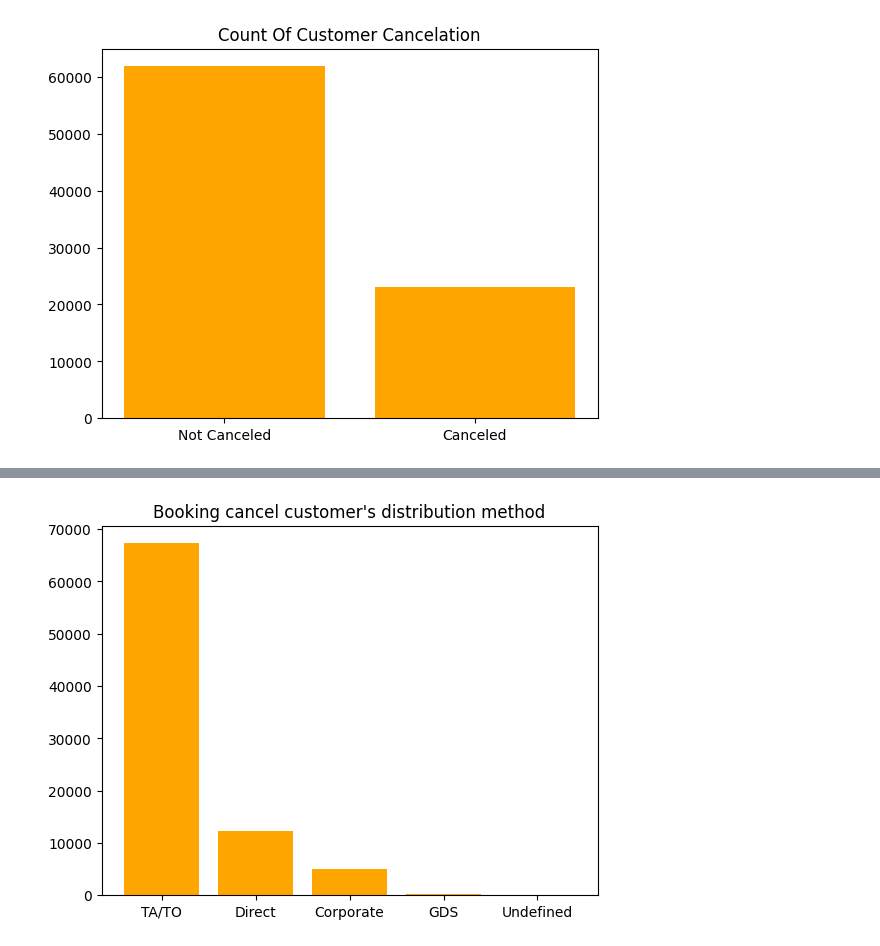
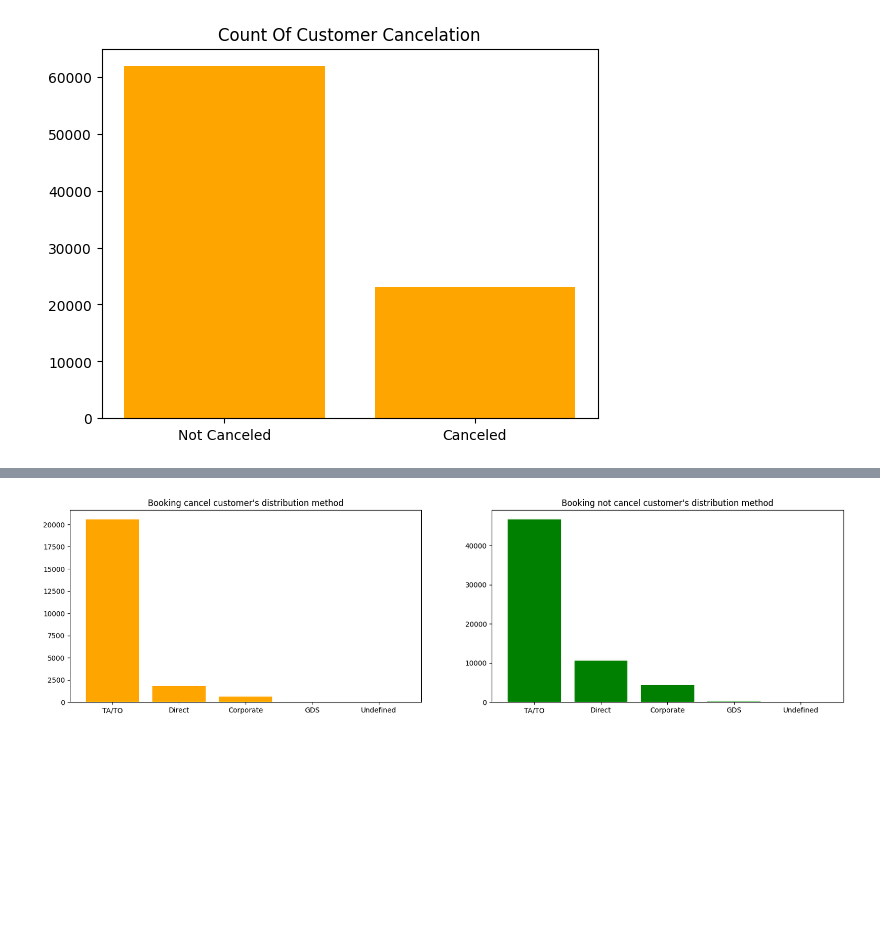
Before and after one commit to Team-5-data/Project-2, a Jupyter notebook: Deep EDA and Statistical Analysis.ipynb, the cells around one changed output, grey strips where cells are left out. Cells and saved outputs as stored; diff of their text form; code cells hidden in the pictures; blank space fills up the shorter version.

```diff
--- a/Deep EDA and Statistical Analysis.ipynb
+++ b/Deep EDA and Statistical Analysis.ipynb
@@ -23,7 +22,14 @@ df["pre
 # %%
-# current booking cancelletion customer previous cancelletion vs booking not cancelled
+# current booking cancelletion customer previous cancelletion vs current booking not cancel customer previous cancelletion
+is_not_cancel_query = df[df["is_canceled"]==0]
 is_cancel_query=df[df["is_canceled"]==1]
+
+plt.figure(figsize=(20,5))
+plt.subplot(1,2,1)
 plt.bar( labels,is_cancel_query[ "customer_cancel_indicator"].value_counts().values, color="orange")
 plt.title("Previous booking cancel record of current booking canceled customer's")
+plt.subplot(1,2,2)
+plt.bar(labels, is_not_cancel_query["customer_cancel_indicator"].value_counts().values, color="green")
+plt.title("Previous booking cancel record of current booking not canceled customer's")
 plt.show()
 # %% [output]
@@ -31,8 +37,14 @@ plt.show()
 # %%
-# booking cancel customer's distribution method
-plt.bar(df["distribution_channel"].value_counts().keys() , df["distribution_channel"].value_counts().values, color="orange")
+# booking cancel customer's distribution method of current booking cancel vs booking not cancel customer's distribution method
+plt.figure(figsize=(20,5))
+plt.subplot(1,2,1)
+plt.bar(is_cancel_query["distribution_channel"].value_counts().keys() , is_cancel_query["distribution_channel"].value_counts().values, color="orange")
 plt.title("Booking cancel customer's distribution method")
+
+plt.subplot(1,2,2)
+plt.bar(is_not_cancel_query["distribution_channel"].value_counts().keys(), is_not_cancel_query["distribution_channel"].value_counts().values, color="green")
+plt.title("Booking not cancel customer's distribution method")
 plt.show()
 # %% [output]
-[figure, old version]
+[figure, new version]
 # %%
```
Also changed, not shown: parts of 19 cells of this notebook.
